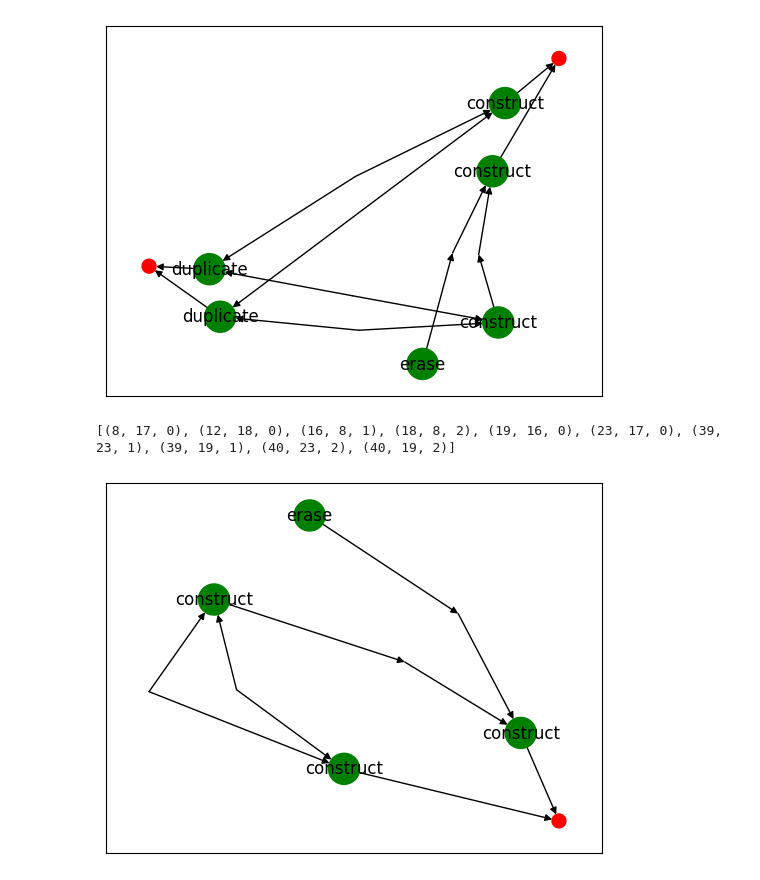
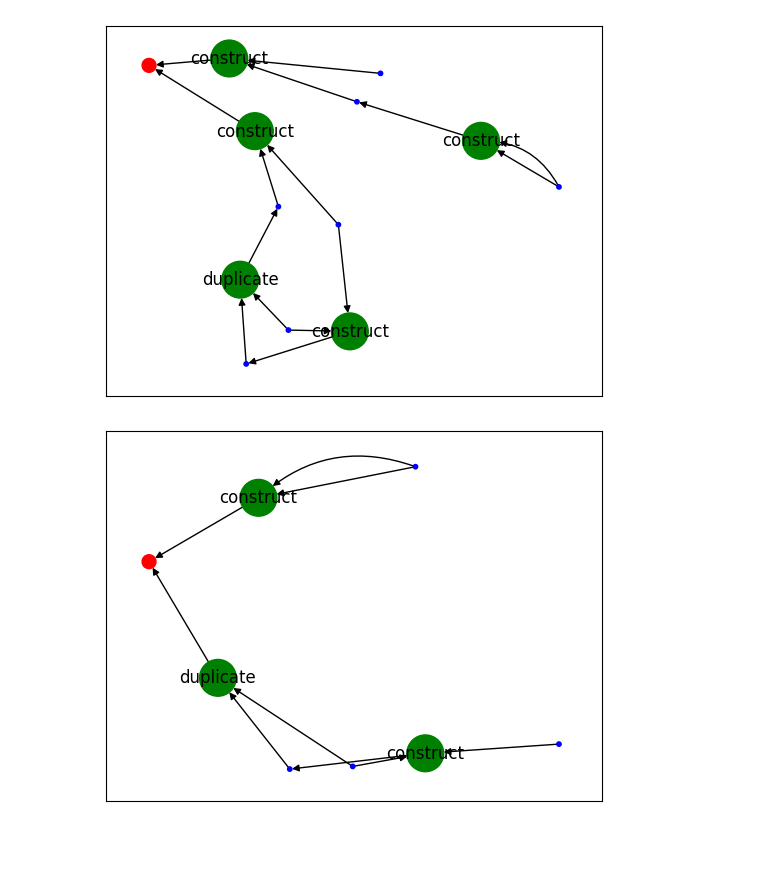
Before and after one commit to colltoaction/widip, a Jupyter notebook: bin/py/inet.ipynb, the cells around one changed output. Cells and saved outputs as stored; diff of their text form; code cells hidden in the pictures; blank space fills up the shorter version.

Commit message:
lambda reduction in inet

```diff
--- a/bin/py/inet.ipynb
+++ b/bin/py/inet.ipynb
@@ -11,8 +11,8 @@ def inet_draw(inet):
                             else inet.nodes[n]["tag"]) for n in inet.nodes},
                     node_size=[
                         100 if is_active_wire(inet, n) else
-                        0 if inet.nodes[n]["bipartite"] == 0
-                        else 500 for n in inet.nodes],
+                        10 if inet.nodes[n]["bipartite"] == 0
+                        else 700 for n in inet.nodes],
                     node_color=[
                         "red" if is_active_wire(inet, n) else
                         "blue" if inet.nodes[n]["bipartite"] == 0
@@ -36,13 +22,27 @@ inet_draw(inet)
 # %%
-commute_construct_duplicate(inet)
+inet = nx.MultiDiGraph()
+# https://zicklag.katharos.group/blog/interaction-nets-combinators-calculus/
+# u = \x.x
+u = inet_add_construct(inet)
+inet_connect_ports(inet, (u, 1), (u, 2))
+# v = \x.xx
+c0 = inet_add_construct(inet)
+c1 = inet_add_construct(inet)
+d0 = inet_add_duplicate(inet)
+inet_connect_ports(inet, (c0, 1), (d0, 0))
+inet_connect_ports(inet, (c0, 2), (c1, 2))
+inet_connect_ports(inet, (d0, 1), (c1, 1))
+inet_connect_ports(inet, (d0, 2), (c1, 0))
+# vu
+c2 = inet_add_construct(inet)
+inet_connect_ports(inet, (c2, 0), (c0, 0))
+inet_connect_ports(inet, (c2, 1), (u, 0))
 inet_draw(inet)
 # %% [output]
-[figure, old version]
+[figure, new version]
 # %%
 annihilate_concon_or_dupdup(inet)
-print(inet.edges(keys=True))
 inet_draw(inet)
 # %% [output]
-[(8, 17, 0), (12, 18, 0), (16, 8, 1), (18, 8, 2), (19, 16, 0), (23, 17, 0), (39, 23, 1), (39, 19, 1), (40, 23, 2), (40, 19, 2)]
-[figure, old version]
+[figure, new version]
 # %%
```
Also changed, not shown: parts of 4 cells of this notebook, 2 other files.
